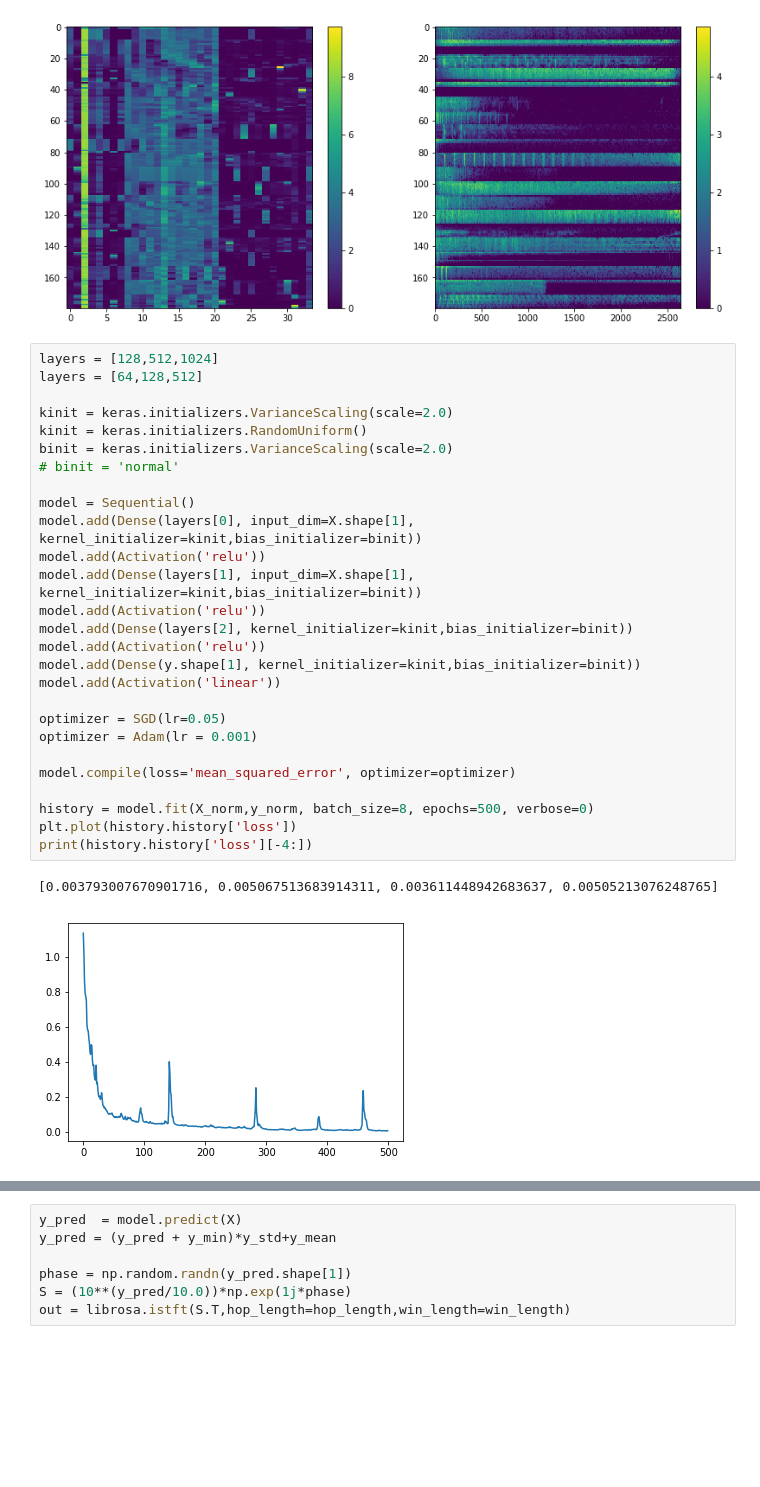
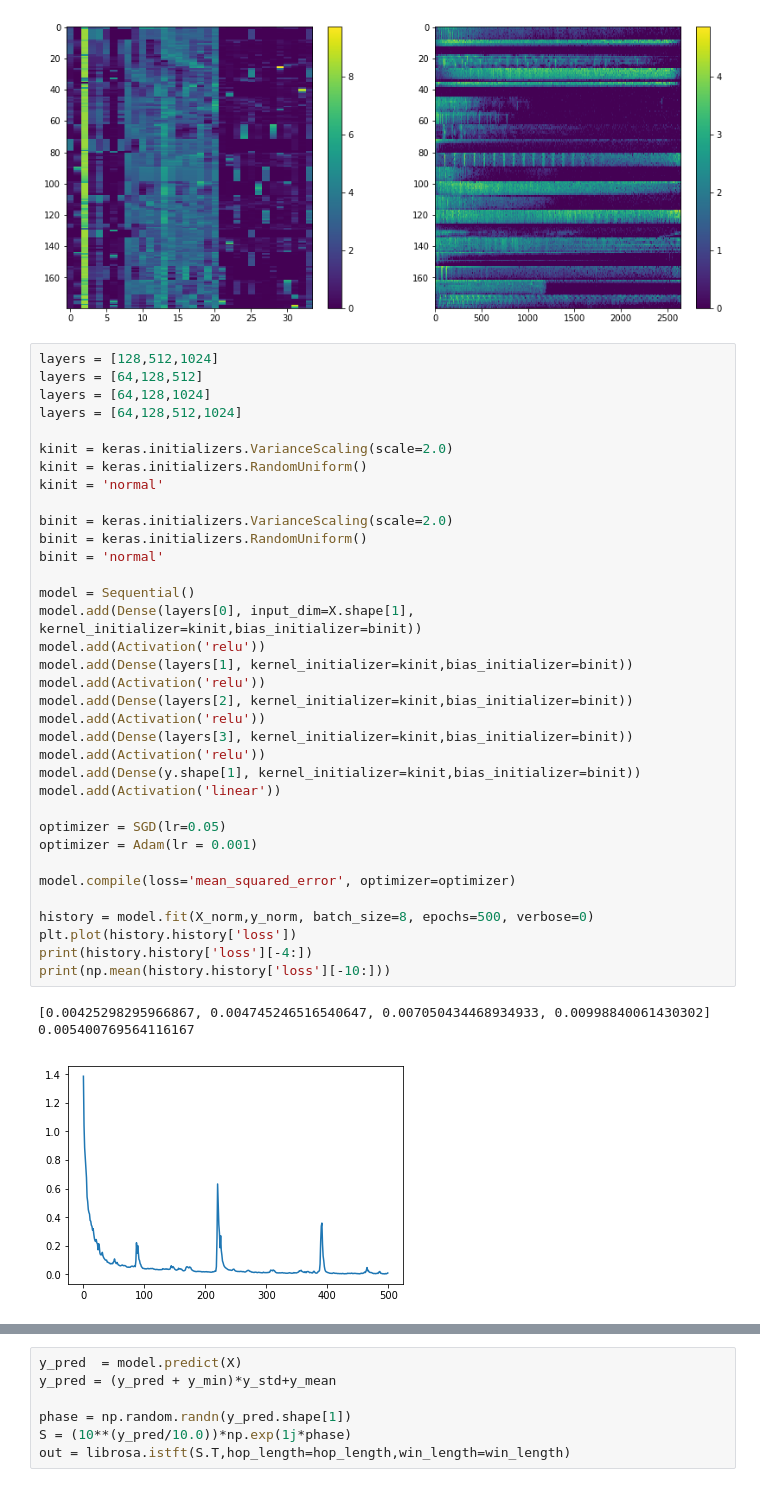
Before and after one commit to Davidanayav/Tesis, a Jupyter notebook: KerasRegression.ipynb, the cells around one changed output, grey strips where cells are left out. Drawn from its saved outputs; the diff is of its cells as text; blank space fills up the shorter version.

```diff
--- a/KerasRegression.ipynb
+++ b/KerasRegression.ipynb
@@ -93,33 +93,42 @@ plt.colorbar()
 # %%
 layers = [128,512,1024]
 layers = [64,128,512]
+layers = [64,128,1024]
+layers = [64,128,512,1024]
 
 kinit = keras.initializers.VarianceScaling(scale=2.0)
 kinit = keras.initializers.RandomUniform()
+kinit = 'normal'
+
 binit = keras.initializers.VarianceScaling(scale=2.0)
-# binit = 'normal'
+binit = keras.initializers.RandomUniform()
+binit = 'normal'
 
 model = Sequential()
 model.add(Dense(layers[0], input_dim=X.shape[1], kernel_initializer=kinit,bias_initializer=binit))
 model.add(Activation('relu'))
-model.add(Dense(layers[1], input_dim=X.shape[1], kernel_initializer=kinit,bias_initializer=binit))
+model.add(Dense(layers[1], kernel_initializer=kinit,bias_initializer=binit))
 model.add(Activation('relu'))
 model.add(Dense(layers[2], kernel_initializer=kinit,bias_initializer=binit))
+model.add(Activation('relu'))
+model.add(Dense(layers[3], kernel_initializer=kinit,bias_initializer=binit))
 model.add(Activation('relu'))
 model.add(Dense(y.shape[1], kernel_initializer=kinit,bias_initializer=binit))
 model.add(Activation('linear'))
 
 optimizer = SGD(lr=0.05)
 optimizer = Adam(lr = 0.001)
 
 model.compile(loss='mean_squared_error', optimizer=optimizer)
 
 history = model.fit(X_norm,y_norm, batch_size=8, epochs=500, verbose=0)
 plt.plot(history.history['loss'])
 print(history.history['loss'][-4:])
+print(np.mean(history.history['loss'][-10:]))
 # %% [output]
-[0.003793007670901716, 0.005067513683914311, 0.003611448942683637, 0.00505213076248765]
+[0.00425298295966867, 0.004745246516540647, 0.007050434468934933, 0.00998840061430302]
+0.005400769564116167
-[figure, old version]
+[figure, new version]
 # %%
 ix = 1
 y_pred  = model.predict(X[ix:ix+1,:])
```
Also changed, not shown: parts of 4 cells of this notebook.
